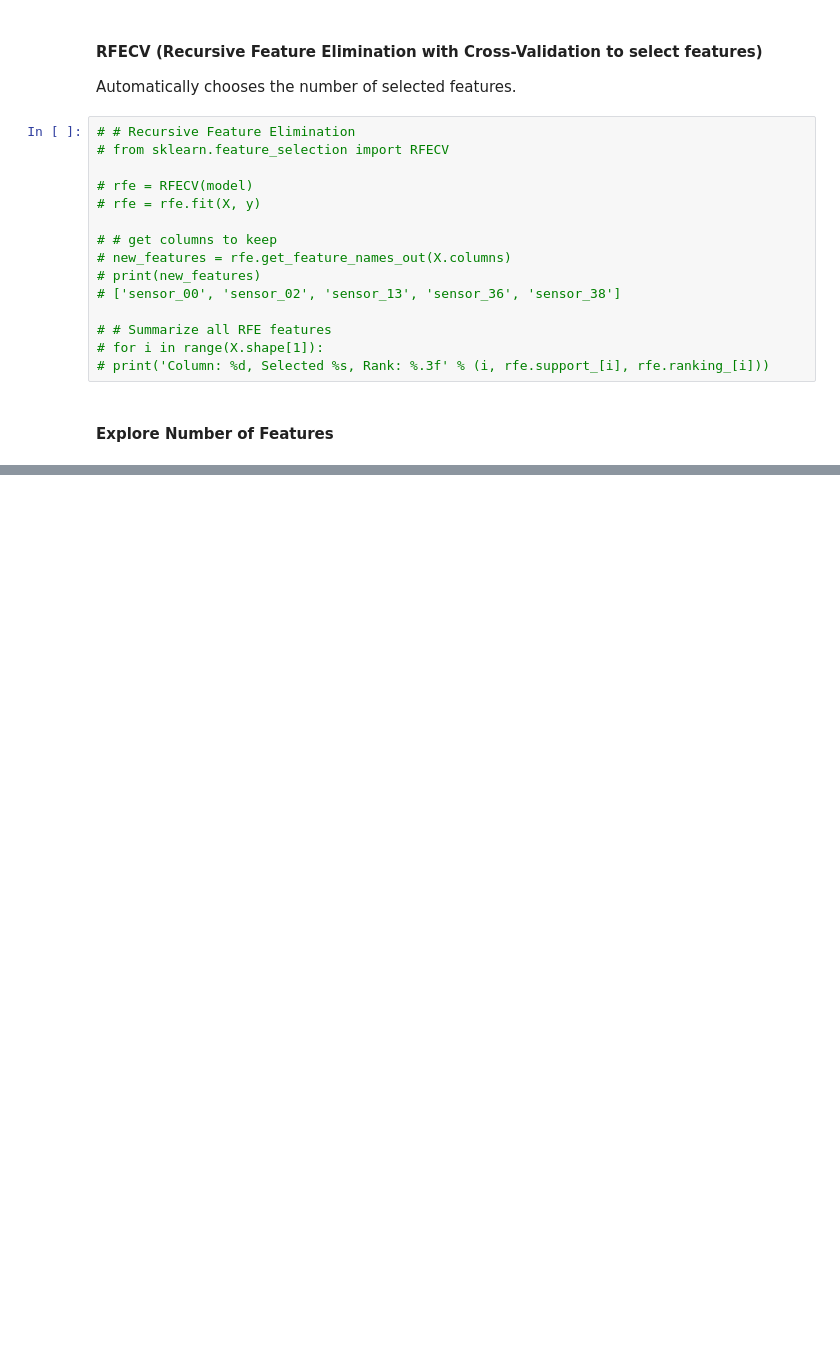
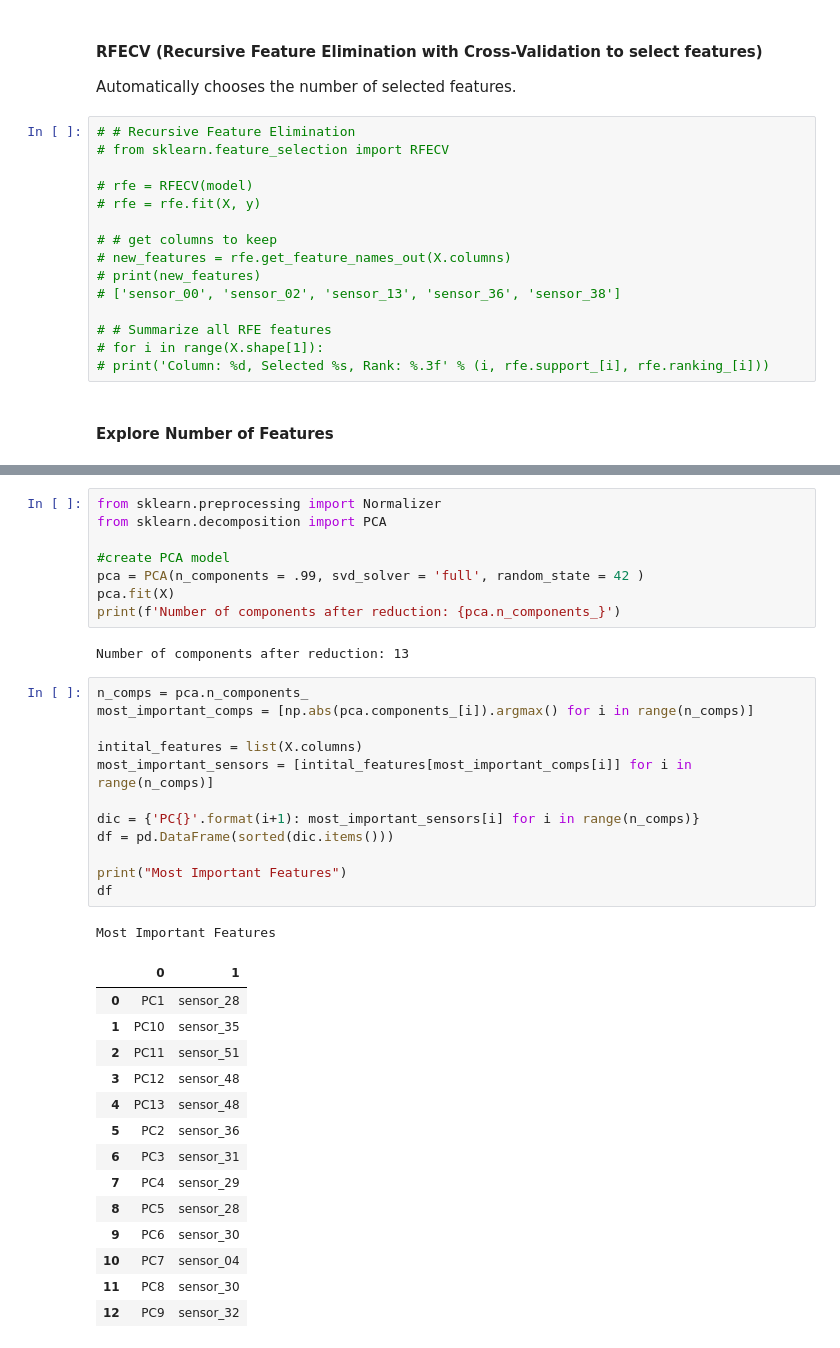
Before and after one commit to piotr-druzdzel/LSTM-for-Time-Series-Sensor-Data, a Jupyter notebook: main.ipynb, the cells around one changed output, grey strips where cells are left out. Cells and saved outputs as stored; diff of their text form; blank space fills up the shorter version.

```diff
--- a/main.ipynb
+++ b/main.ipynb
@@ -591,0 +600,38 @@ plt.show()
+# %%
+from sklearn.preprocessing import Normalizer
+from sklearn.decomposition import PCA
+
+#create PCA model
+pca = PCA(n_components = .99, svd_solver = 'full', random_state = 42 )
+pca.fit(X)
+print(f'Number of components after reduction: {pca.n_components_}')
+# %% [output]
+Number of components after reduction: 13
+# %%
+n_comps = pca.n_components_
+most_important_comps = [np.abs(pca.components_[i]).argmax() for i in range(n_comps)]
+
+intital_features = list(X.columns)
+most_important_sensors = [intital_features[most_important_comps[i]] for i in range(n_comps)]
+
+dic = {'PC{}'.format(i+1): most_important_sensors[i] for i in range(n_comps)}
+df = pd.DataFrame(sorted(dic.items()))
+
+print("Most Important Features")
+df
+# %% [output]
+Most Important Features
+|  | 0 | 1 |
+| 0 | PC1 | sensor_28 |
+| 1 | PC10 | sensor_35 |
+| 2 | PC11 | sensor_51 |
+| 3 | PC12 | sensor_48 |
+| 4 | PC13 | sensor_48 |
+| 5 | PC2 | sensor_36 |
+| 6 | PC3 | sensor_31 |
+| 7 | PC4 | sensor_29 |
+| 8 | PC5 | sensor_28 |
+| 9 | PC6 | sensor_30 |
+| 10 | PC7 | sensor_04 |
+| 11 | PC8 | sensor_30 |
+| 12 | PC9 | sensor_32 |
```
Also changed, not shown: parts of 8 cells of this notebook.
